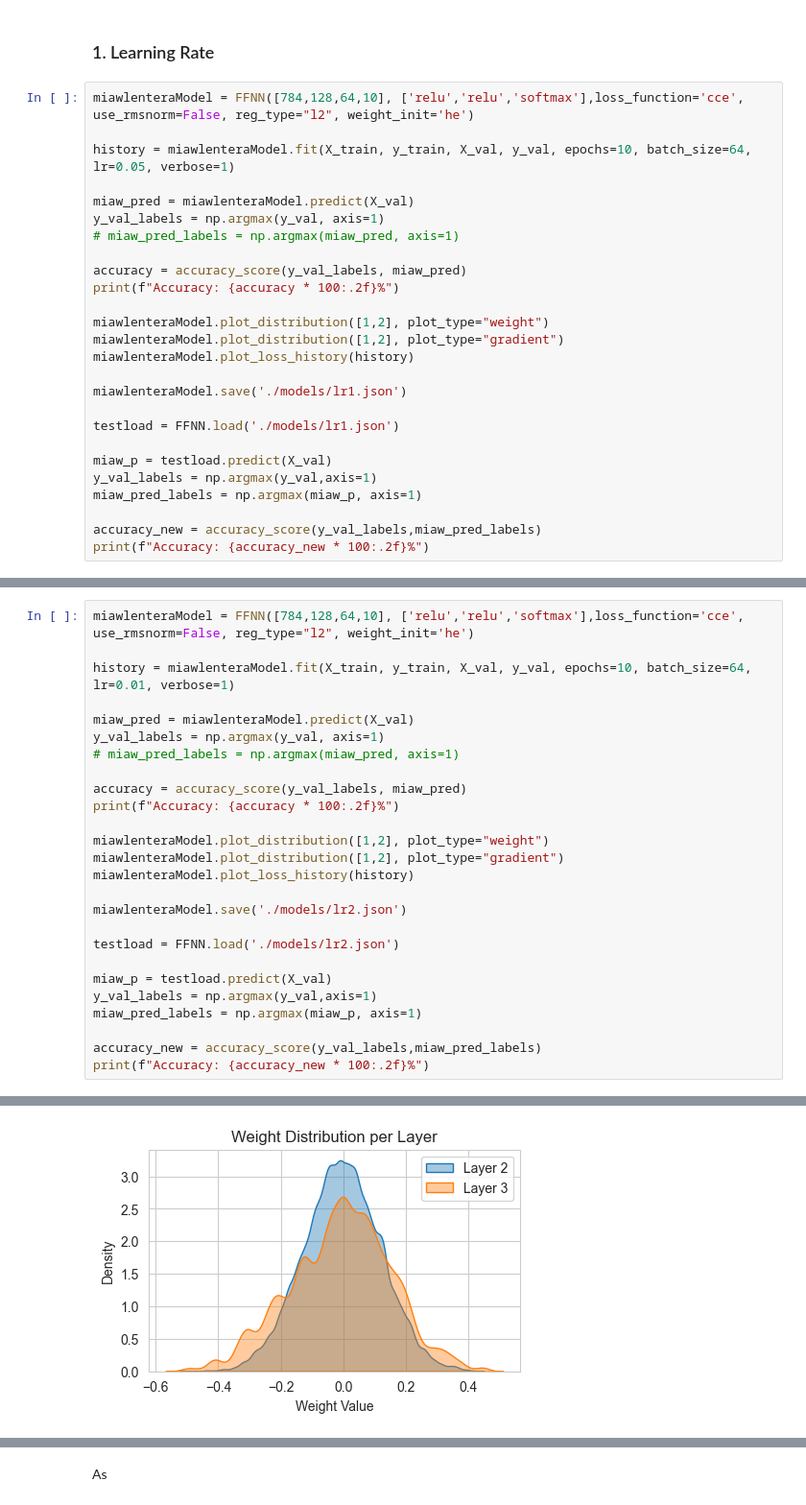
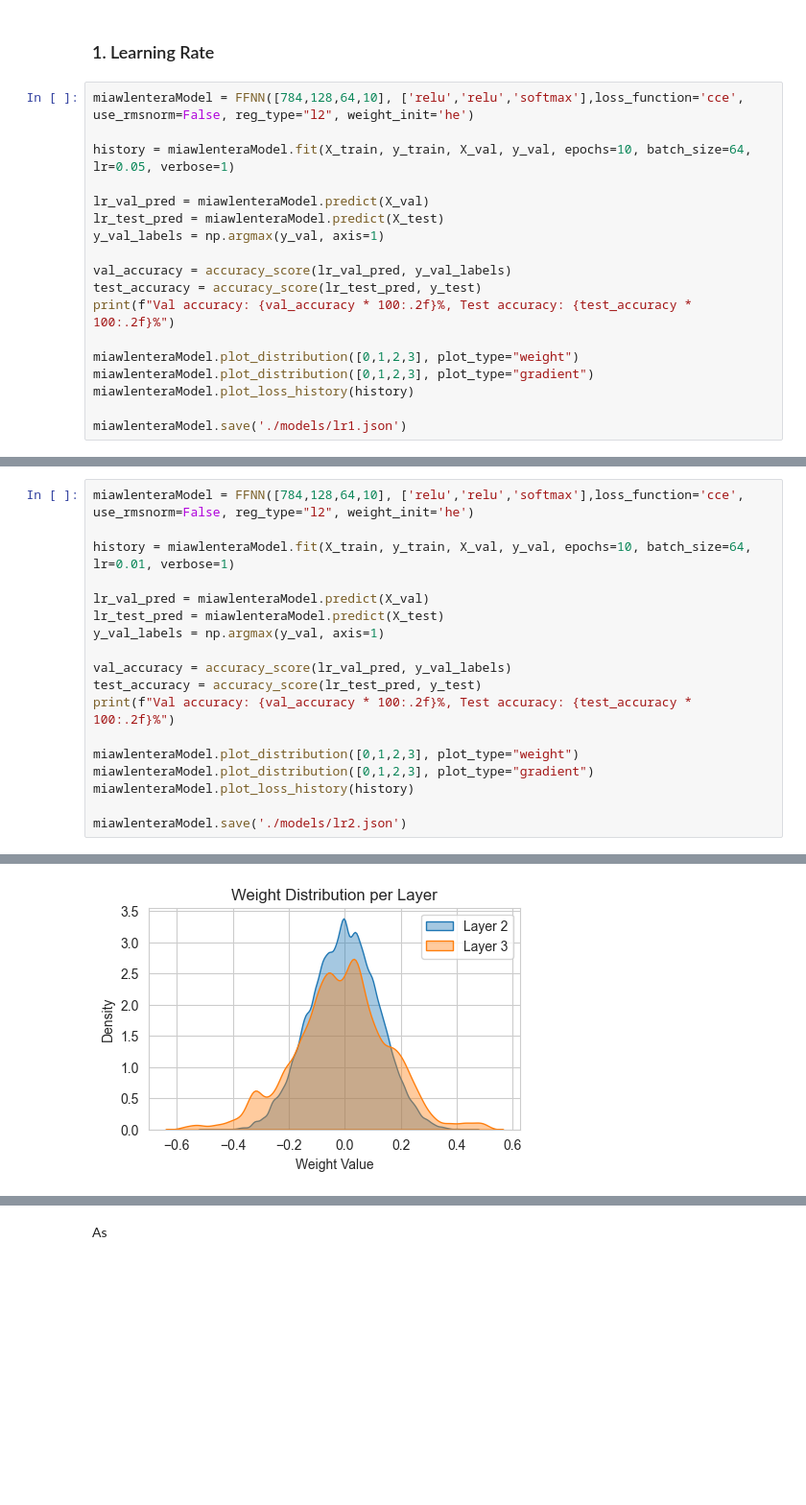
Before and after one commit to kaylanamira/IF3270_Tubes1_K30, a Jupyter notebook: src/main.ipynb, the cells around one changed output, grey strips where cells are left out. Shown at 96% size. Saved outputs shown, nothing was run; the diff lists cells and outputs as text; blank space fills up the shorter version.

```diff
--- a/src/main.ipynb
+++ b/src/main.ipynb
@@ -41,25 +50,17 @@ miawlenteraModel = FFNN([784,128,64,10], ['relu','relu','softmax'],loss_function
 
 history = miawlenteraModel.fit(X_train, y_train, X_val, y_val, epochs=10, batch_size=64, lr=0.05, verbose=1)
 
-miaw_pred = miawlenteraModel.predict(X_val)
+lr_val_pred = miawlenteraModel.predict(X_val)
+lr_test_pred = miawlenteraModel.predict(X_test)
 y_val_labels = np.argmax(y_val, axis=1)
-# miaw_pred_labels = np.argmax(miaw_pred, axis=1)
 
-accuracy = accuracy_score(y_val_labels, miaw_pred)
-print(f"Accuracy: {accuracy * 100:.2f}%")
+val_accuracy = accuracy_score(lr_val_pred, y_val_labels)
+test_accuracy = accuracy_score(lr_test_pred, y_test)
+print(f"Val accuracy: {val_accuracy * 100:.2f}%, Test accuracy: {test_accuracy * 100:.2f}%")
 
-miawlenteraModel.plot_distribution([1,2], plot_type="weight")
-miawlenteraModel.plot_distribution([1,2], plot_type="gradient")
+miawlenteraModel.plot_distribution([0,1,2,3], plot_type="weight")
+miawlenteraModel.plot_distribution([0,1,2,3], plot_type="gradient")
 miawlenteraModel.plot_loss_history(history)
 
 miawlenteraModel.save('./models/lr1.json')
-
-testload = FFNN.load('./models/lr1.json')
-
-miaw_p = testload.predict(X_val)
-y_val_labels = np.argmax(y_val,axis=1)
-miaw_pred_labels = np.argmax(miaw_p, axis=1)
-
-accuracy_new = accuracy_score(y_val_labels,miaw_pred_labels)
-print(f"Accuracy: {accuracy_new * 100:.2f}%")
 # %% [output]
@@ -83,25 +83,17 @@ miawlenteraModel = FFNN([784,128,64,10], ['relu','relu','softmax'],loss_function
 
 history = miawlenteraModel.fit(X_train, y_train, X_val, y_val, epochs=10, batch_size=64, lr=0.01, verbose=1)
 
-miaw_pred = miawlenteraModel.predict(X_val)
+lr_val_pred = miawlenteraModel.predict(X_val)
+lr_test_pred = miawlenteraModel.predict(X_test)
 y_val_labels = np.argmax(y_val, axis=1)
-# miaw_pred_labels = np.argmax(miaw_pred, axis=1)
 
-accuracy = accuracy_score(y_val_labels, miaw_pred)
-print(f"Accuracy: {accuracy * 100:.2f}%")
+val_accuracy = accuracy_score(lr_val_pred, y_val_labels)
+test_accuracy = accuracy_score(lr_test_pred, y_test)
+print(f"Val accuracy: {val_accuracy * 100:.2f}%, Test accuracy: {test_accuracy * 100:.2f}%")
 
-miawlenteraModel.plot_distribution([1,2], plot_type="weight")
-miawlenteraModel.plot_distribution([1,2], plot_type="gradient")
+miawlenteraModel.plot_distribution([0,1,2,3], plot_type="weight")
+miawlenteraModel.plot_distribution([0,1,2,3], plot_type="gradient")
 miawlenteraModel.plot_loss_history(history)
 
 miawlenteraModel.save('./models/lr2.json')
-
-testload = FFNN.load('./models/lr2.json')
-
-miaw_p = testload.predict(X_val)
-y_val_labels = np.argmax(y_val,axis=1)
-miaw_pred_labels = np.argmax(miaw_p, axis=1)
-
-accuracy_new = accuracy_score(y_val_labels,miaw_pred_labels)
-print(f"Accuracy: {accuracy_new * 100:.2f}%")
 # %% [output]
@@ -119 +111 @@ Accuracy: 88.10%
-[figure, old version]
+[figure, new version]
```
Also changed, not shown: parts of 7 cells of this notebook, 3 other files.
